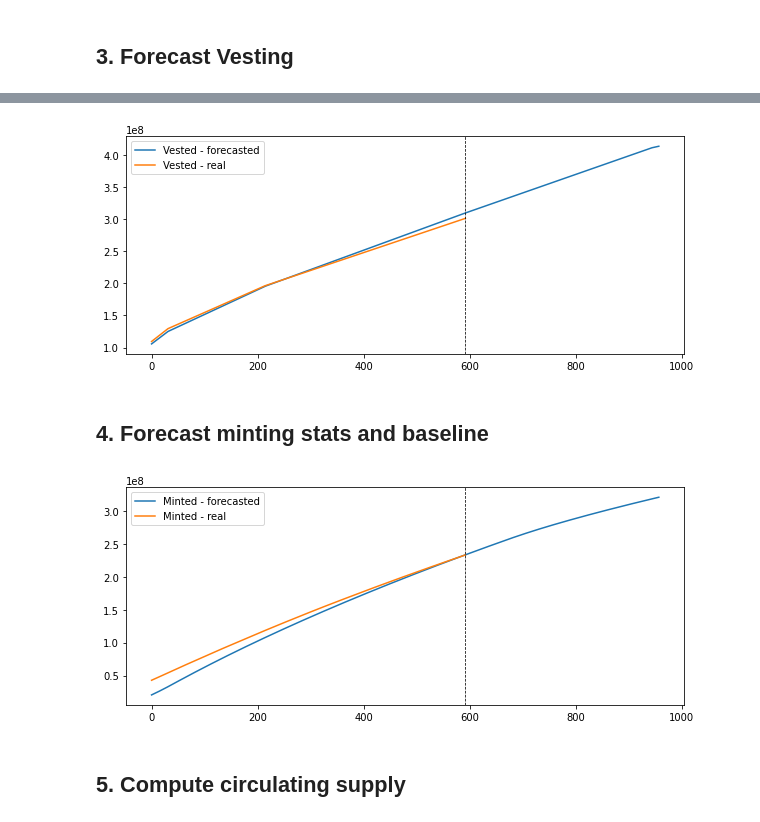
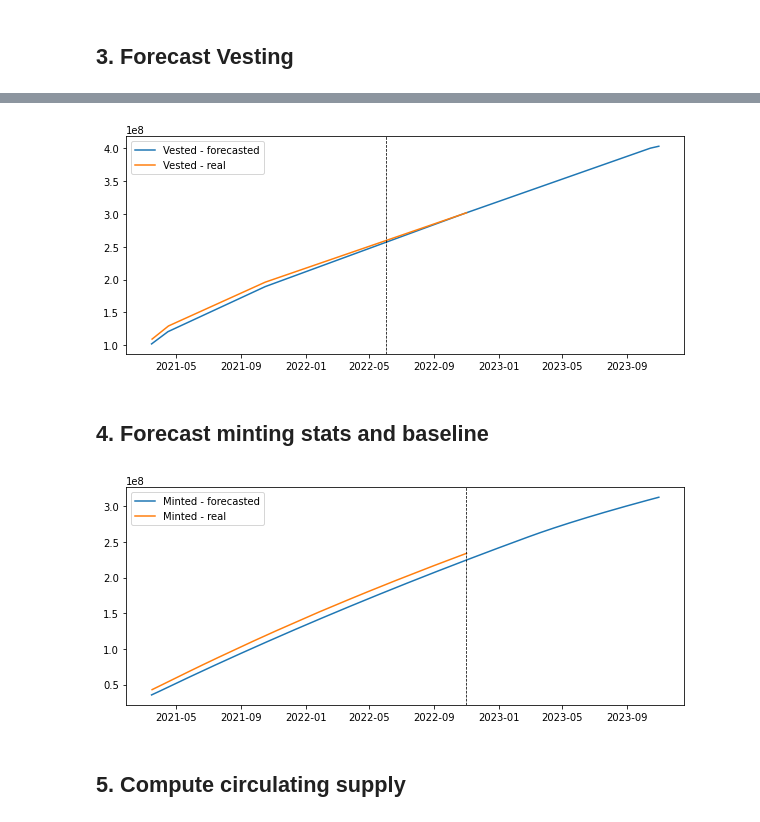
Before and after one commit to protocol/filecoin-mecha-twin, a Jupyter notebook: notebooks/backtest.ipynb, the cells around one changed output, grey strips where cells are left out. Cells and saved outputs as stored; diff of their text form; code cells hidden in the pictures.

```diff
--- a/notebooks/backtest.ipynb
+++ b/notebooks/backtest.ipynb
@@ -27,14 +27,15 @@ from mechafil.supply import forecast_circulating_supply_df
 ## 1. Parameters and other variables
 # %%
 # Data starts in filecoin_daily_stats 2021-03-15
-# genesis block was in 2020-08-24 23:00:00
+# genesis block was in 2020-08-24
+# Main net launch was in 2020-10-15
 
-# Today is 2022-10-29
-current_date = datetime.date(2022, 10, 29)
-current_day = (current_date - datetime.date(2020, 8, 25)).days
+# Today is 2022-11-01
+current_date = datetime.date(2022, 11, 1)
+current_day = (current_date - datetime.date(2020, 10, 15)).days
 
 start_date = datetime.date(2021, 3, 15)
-start_day = (start_date - datetime.date(2020, 8, 25)).days
+start_day = (start_date - datetime.date(2020, 10, 15)).days
 
 # Forecast is one year ahead from today
 forecast_lenght = 365
@@ -170,12 +171,12 @@ vest_df.head()
 # %%
 plt.figure(figsize=(10,4))
-plt.plot(vest_df['total_vest'].values, label="Vested - forecasted")
-plt.plot(fil_stats_df['vested_fil'].values,label="Vested - real")
-plt.axvline(current_day-start_day-1, color='black', linestyle='--', lw=0.75)
+plt.plot(vest_df["date"], vest_df['total_vest'], label="Vested - forecasted")
+plt.plot(fil_stats_df["date"], fil_stats_df['vested_fil'],label="Vested - real")
+plt.axvline(vest_df['date'][current_day-start_day-1], color='black', linestyle='--', lw=0.75)
 plt.legend()
 plt.show()
 # %% [output]
-[figure, old version]
+[figure, new version]
 # %% [markdown]
 ## 4. Forecast minting stats and baseline
 # %%
@@ -185,9 +186,8 @@ qa_day_onboarded_power_pib = power_df["day_onboarded_qa_power_pib"].values
 qa_day_renewed_power_pib = power_df["day_renewed_qa_power_pib"].values
 
 mint_df = compute_minting_trajectory_df(
-    start_day,
-    end_day,
-    0,
+    start_date,
+    end_date,
     rb_total_power_eib,
     qa_total_power_eib,
     qa_day_onboarded_power_pib,
@@ -195,13 +195,13 @@ mint_df = compute_minting_trajectory_df(
 )
 # %%
 plt.figure(figsize=(10,4))
-plt.plot(mint_df['cum_network_reward'].values, label="Minted - forecasted")
-plt.plot(fil_stats_df['mined_fil'].values,label="Minted - real")
-plt.axvline(current_day-start_day-1, color='black', linestyle='--', lw=0.75)
+plt.plot(mint_df["date"], mint_df['cum_network_reward'], label="Minted - forecasted")
+plt.plot(fil_stats_df["date"], fil_stats_df['mined_fil'],label="Minted - real")
+plt.axvline(mint_df['date'][current_day-start_day-1], color='black', linestyle='--', lw=0.75)
 plt.legend()
 plt.show()
 # %% [output]
-[figure, old version]
+[figure, new version]
 # %% [markdown]
 ## 5. Compute circulating supply
 # %%
```
Also changed, not shown: parts of 10 cells of this notebook, 1 other file.
